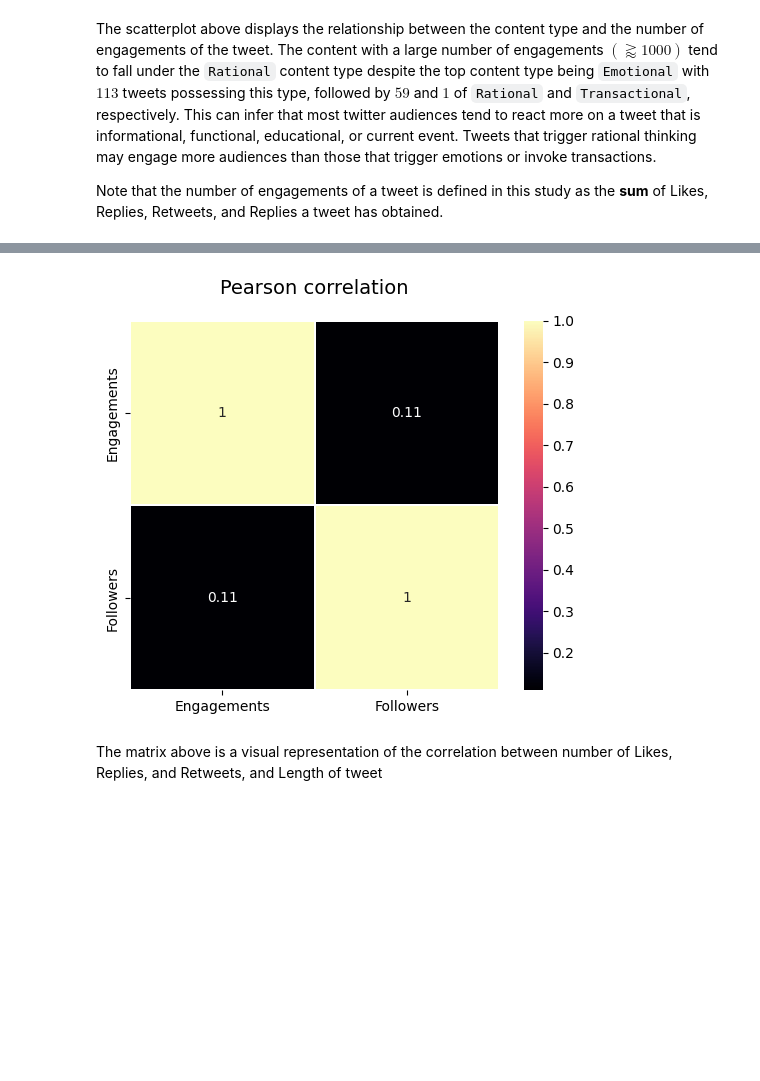
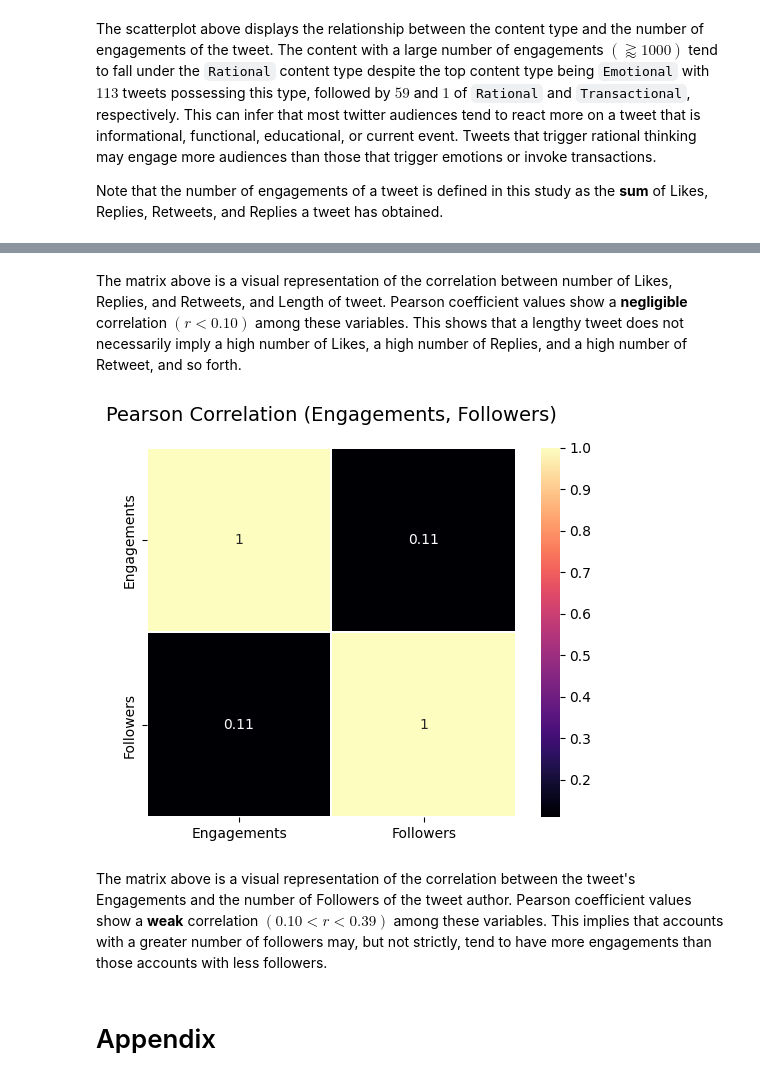
Before and after one commit to ShiroeLH/CS-132-PH-Twitter-Mis-Disinformation-Analysis, a Jupyter notebook: analysis/analysis.ipynb, the cells around one changed output, grey strips where cells are left out. Drawn from its saved outputs; the diff is of its cells as text; code cells hidden in the pictures; blank space fills up the shorter version.

```diff
--- a/analysis/analysis.ipynb
+++ b/analysis/analysis.ipynb
@@ -614,7 +653,7 @@ emoji_cloud.generate(" ".join(["{} ".format(e) * number for e, number in top_twe
 ## Tweet Engagements
 # %%
 # Add a new dataframe column called "Engagements"
-engagements = df_clean.Likes + df_clean.Replies + df_clean.Retweets + df_clean.Replies
+engagements = df_clean.Likes + df_clean.Replies + df_clean.Retweets
 df_clean["Engagements"] = engagements
 
 df_by_engagements = df_clean[["Tweet", "Engagements"]].sort_values(by=["Engagements"], ascending=False)
@@ -860,20 +899,24 @@ plt.show()
+# %% [markdown]
+The matrix above is a visual representation of the correlation between number of Likes, Replies, and Retweets, and Length of tweet. Pearson coefficient values show a **negligible** correlation $(r < 0.10)$ among these variables. This shows that a lengthy tweet does not necessarily imply a high number of Likes, a high number of Replies, and a high number of Retweet, and so forth.
 # %%
 df_heat_map = pd.DataFrame({
     'Engagements' : df_clean['Engagements'],
     'Followers' : df_clean['Followers'],
 })
 
 colormap = plt.cm.magma
-plt.title('Pearson correlation', y=1.05, size=14)
+plt.title('Pearson Correlation (Engagements, Followers)', y=1.05, size=14)
 sns.heatmap(df_heat_map.astype(float).corr(),
             linewidths=0.01,
             vmax=1.0,
             square=True,
             cmap=colormap,
             linecolor='white',
             annot=True)
 plt.show()
 # %% [output]
-[figure, old version]
+[figure, new version]
-# %% [markdown]
-The matrix above is a visual representation of the correlation between number of Likes, Replies, and Retweets, and Length of tweet
+# %% [markdown]
+The matrix above is a visual representation of the correlation between the tweet's Engagements and the number of Followers of the tweet author. Pearson coefficient values show a **weak** correlation $(0.10 < r < 0.39)$ among these variables. This implies that accounts with a greater number of followers may, but not strictly, tend to have more engagements than those accounts with less followers.
+# %% [markdown]
+# Appendix
```
Also changed, not shown: parts of 7 cells of this notebook.
